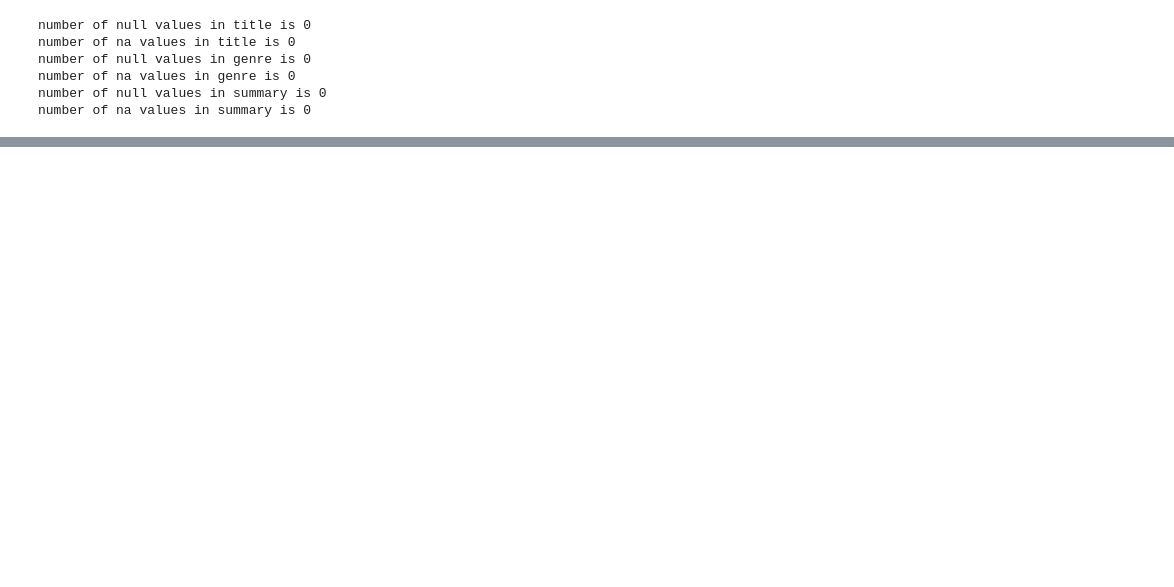
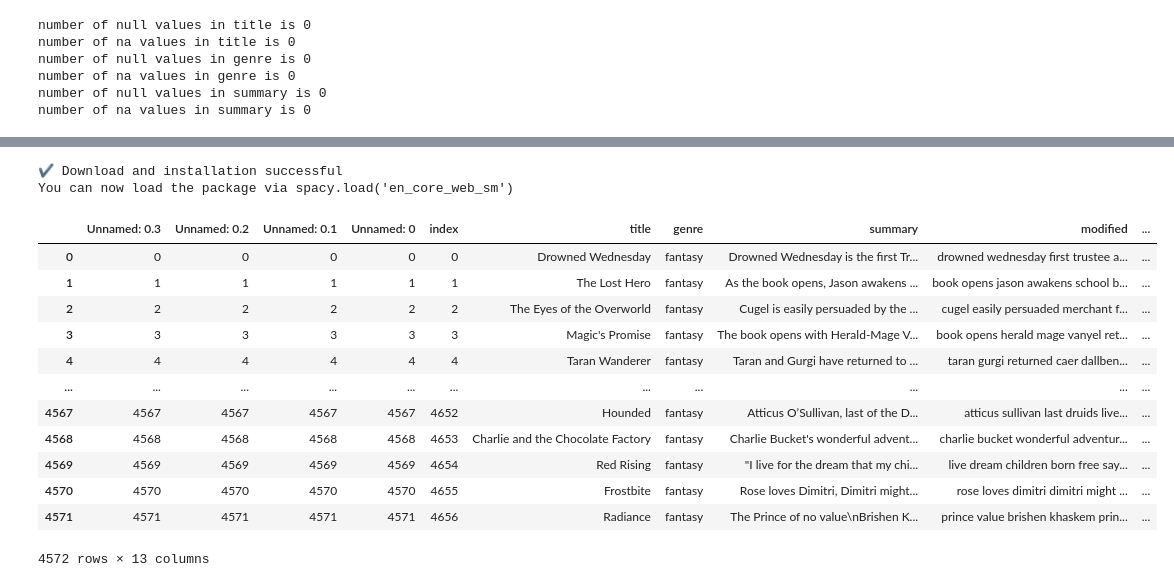
Before and after one commit to romthevacuousspider/Book-Genre-classificatoin-NLP-project-, a Jupyter notebook: NLP project.ipynb, the cells around one changed output, grey strips where cells are left out. Saved outputs shown, nothing was run; the diff lists cells and outputs as text; code cells hidden in the pictures; blank space fills up the shorter version.

```diff
--- a/NLP project.ipynb
+++ b/NLP project.ipynb
@@ -37,0 +477,7 @@ number of na values in summary is 0
+# %%
+import spacy
+import spacy.cli
+spacy.cli.download("en_core_web_sm")
+sp_sm = spacy.load("en_core_web_sm")
+def spacy_larg_ner(document):
+    return {(ent.text.strip(), ent.label_) for ent in sp_sm(document).ents}
@@ -37,0 +509,36 @@ number of na values in summary is 0
+# %%
+NER_df = pd.read_csv('NER_df.csv')
+# %%
+import spacy
+import spacy.cli
+
+# Download the English language model if not already downloaded
+spacy.cli.download("en_core_web_sm")
+
+# Load the English language model
+sp_sm = spacy.load("en_core_web_sm")
+
+def spacy_larg_ner_1(document):
+    # Extract NER tags from the document and return only the labels
+    return [ent.label_ for ent in sp_sm(document).ents]
+# %% [output]
+✔ Download and installation successful
+You can now load the package via spacy.load('en_core_web_sm')
+# %%
+NER_df['modified_summary_NER_tags_1'] = NER_df['modified'].apply(spacy_larg_ner_1)
+# %%
+NER_df
+# %% [output]
+|  | Unnamed: 0.3 | Unnamed: 0.2 | Unnamed: 0.1 | Unnamed: 0 | index | title | genre | summary | modified | ... |
+| 0 | 0 | 0 | 0 | 0 | 0 | Drowned Wednesday | fantasy | Drowned Wednesday is the first Tr... | drowned wednesday first trustee a... | ... |
+| 1 | 1 | 1 | 1 | 1 | 1 | The Lost Hero | fantasy | As the book opens, Jason awakens ... | book opens jason awakens school b... | ... |
+| 2 | 2 | 2 | 2 | 2 | 2 | The Eyes of the Overworld | fantasy | Cugel is easily persuaded by the ... | cugel easily persuaded merchant f... | ... |
+| 3 | 3 | 3 | 3 | 3 | 3 | Magic's Promise | fantasy | The book opens with Herald-Mage V... | book opens herald mage vanyel ret... | ... |
+| 4 | 4 | 4 | 4 | 4 | 4 | Taran Wanderer | fantasy | Taran and Gurgi have returned to ... | taran gurgi returned caer dallben... | ... |
+| ... | ... | ... | ... | ... | ... | ... | ... | ... | ... | ... |
+| 4567 | 4567 | 4567 | 4567 | 4567 | 4652 | Hounded | fantasy | Atticus O’Sullivan, last of the D... | atticus sullivan last druids live... | ... |
+| 4568 | 4568 | 4568 | 4568 | 4568 | 4653 | Charlie and the Chocolate Factory | fantasy | Charlie Bucket's wonderful advent... | charlie bucket wonderful adventur... | ... |
+| 4569 | 4569 | 4569 | 4569 | 4569 | 4654 | Red Rising | fantasy | "I live for the dream that my chi... | live dream children born free say... | ... |
+| 4570 | 4570 | 4570 | 4570 | 4570 | 4655 | Frostbite | fantasy | Rose loves Dimitri, Dimitri might... | rose loves dimitri dimitri might ... | ... |
+| 4571 | 4571 | 4571 | 4571 | 4571 | 4656 | Radiance | fantasy | The Prince of no value\nBrishen K... | prince value brishen khaskem prin... | ... |
+4572 rows × 13 columns
```
Also changed, not shown: parts of 54 cells of this notebook.
